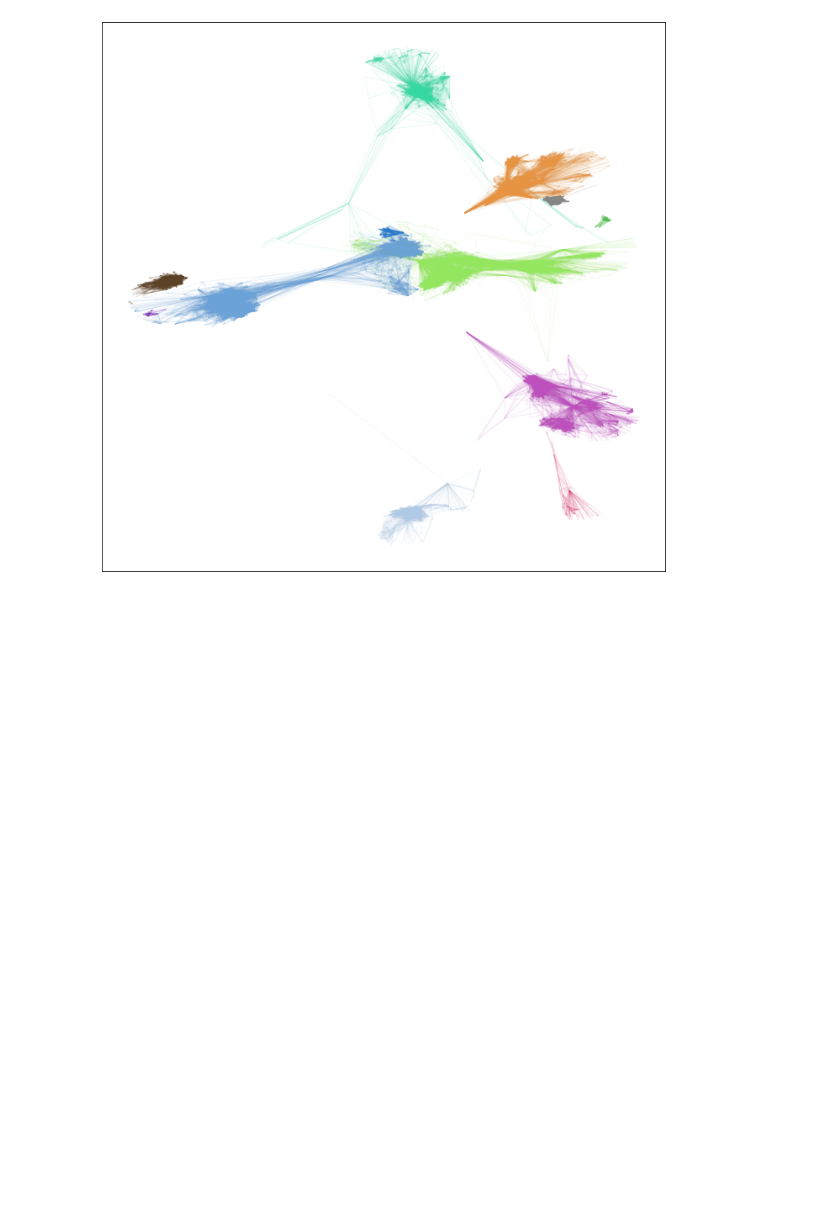
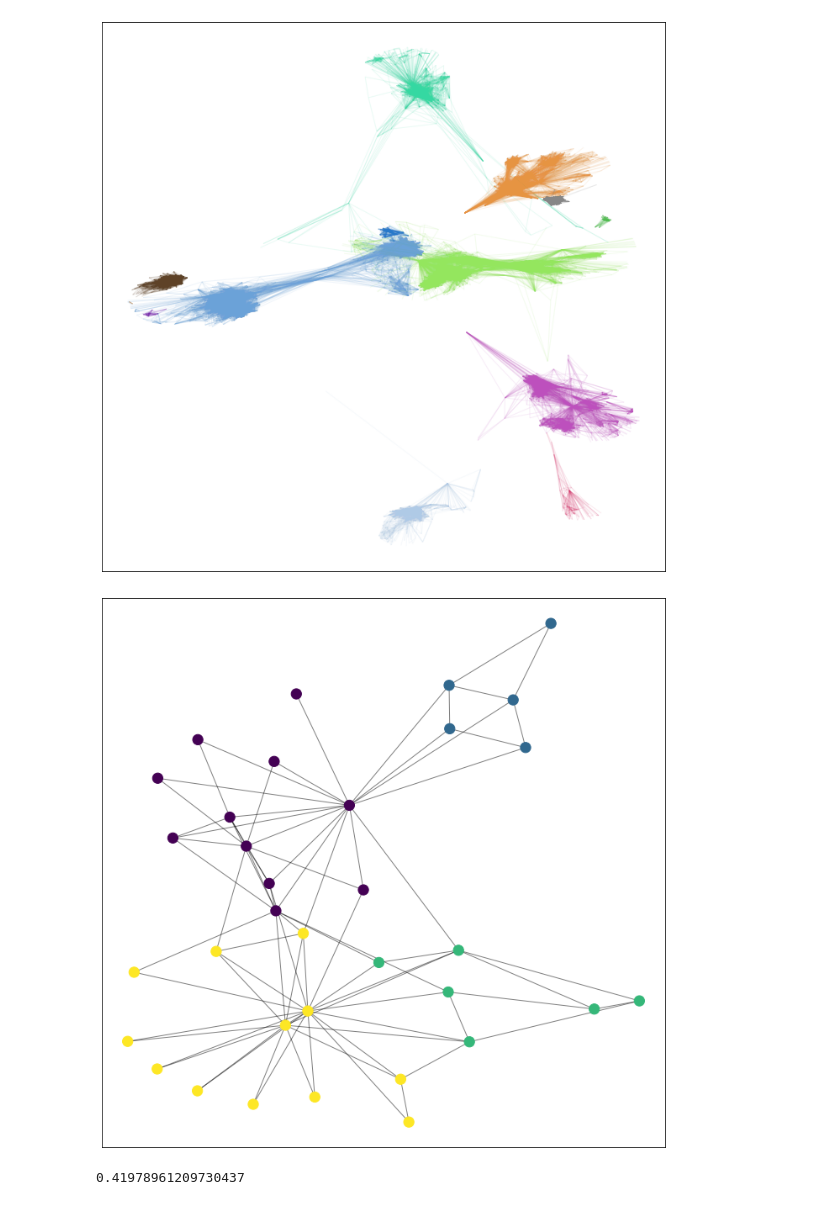
Before and after one commit to juggeroid/random-fun-coding, a Jupyter notebook: communities.ipynb, the cells around one changed output. Cells and saved outputs as stored; diff of their text form; code cells hidden in the pictures; blank space fills up the shorter version.

```diff
--- a/communities.ipynb
+++ b/communities.ipynb
@@ -105,3 +113,34 @@ utilities.set_edge_community(G_social)
 draw_community_graph(G_social)
 # %% [output]
 [figure]
+# %%
+import community as community_louvain
+import matplotlib.cm as cm
+import matplotlib.pyplot as plt
+import networkx as nx
+
+
+def partition_divisor_wrapper(G, f, node_size = 150, edge_alpha = 0.5, karate_api = False):
+    def forward_and_draw(G, positions, node_size, edge_alpha):
+        plt.figure(1, figsize = (12, 12))
+        nx.draw_networkx_nodes(G, positions, partition.keys(),
+                               node_size = node_size,
+                               cmap = cmap,
+                               node_color = list(partition.values()))
+        nx.draw_networkx_edges(G, positions, alpha = edge_alpha)
+        plt.show()
+    if karate_api:
+        model = f()
+        model.fit(G)
+        partition = model.get_memberships()
+    else:
+        partition = f(G)
+    positions = nx.spring_layout(G, seed = 42)
+    cmap = cm.get_cmap('viridis', max(partition.values()) + 1)
+    forward_and_draw(G, positions, node_size, edge_alpha)
+    print(community_louvain.modularity(partition, G))
+
+partition_divisor_wrapper(nx.karate_club_graph(), community_louvain.best_partition)
+# %% [output]
+[figure, added]
+0.41978961209730437
```
Also changed, not shown: parts of 9 cells of this notebook.
